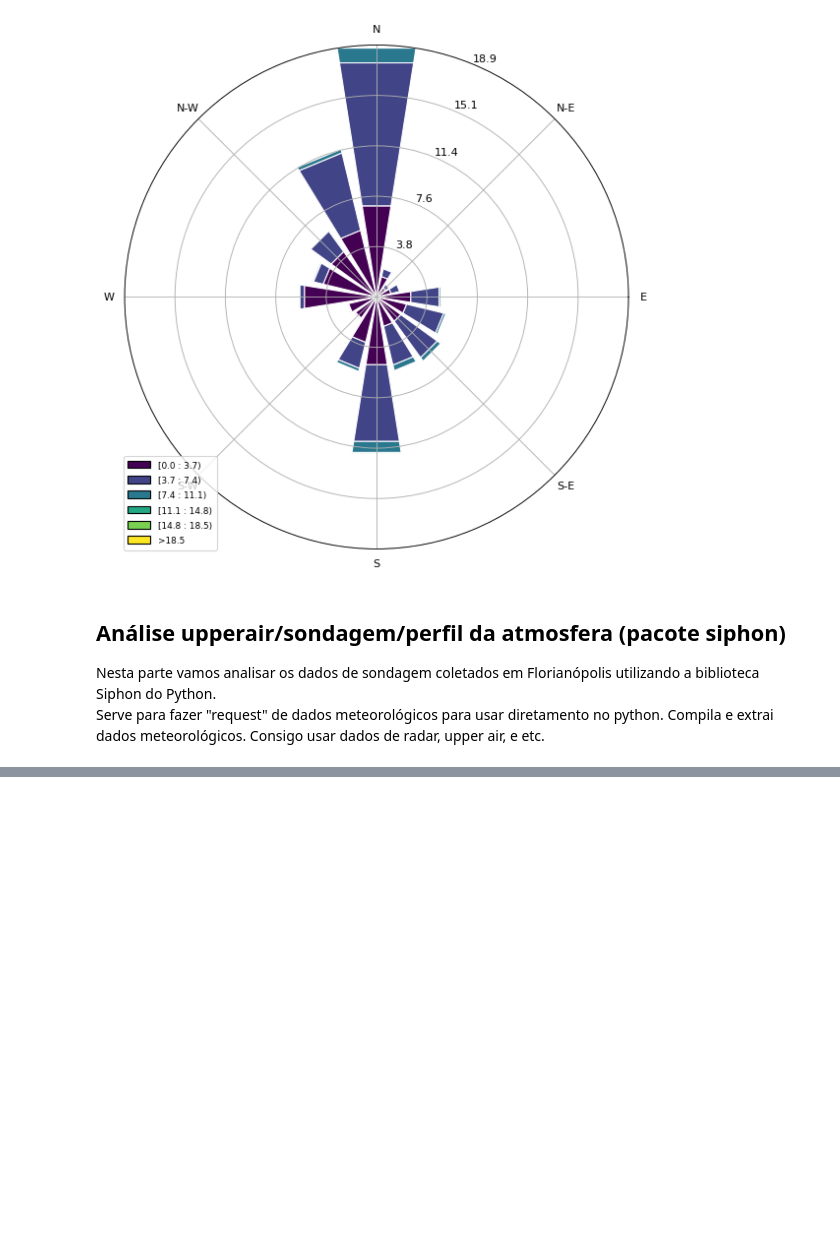
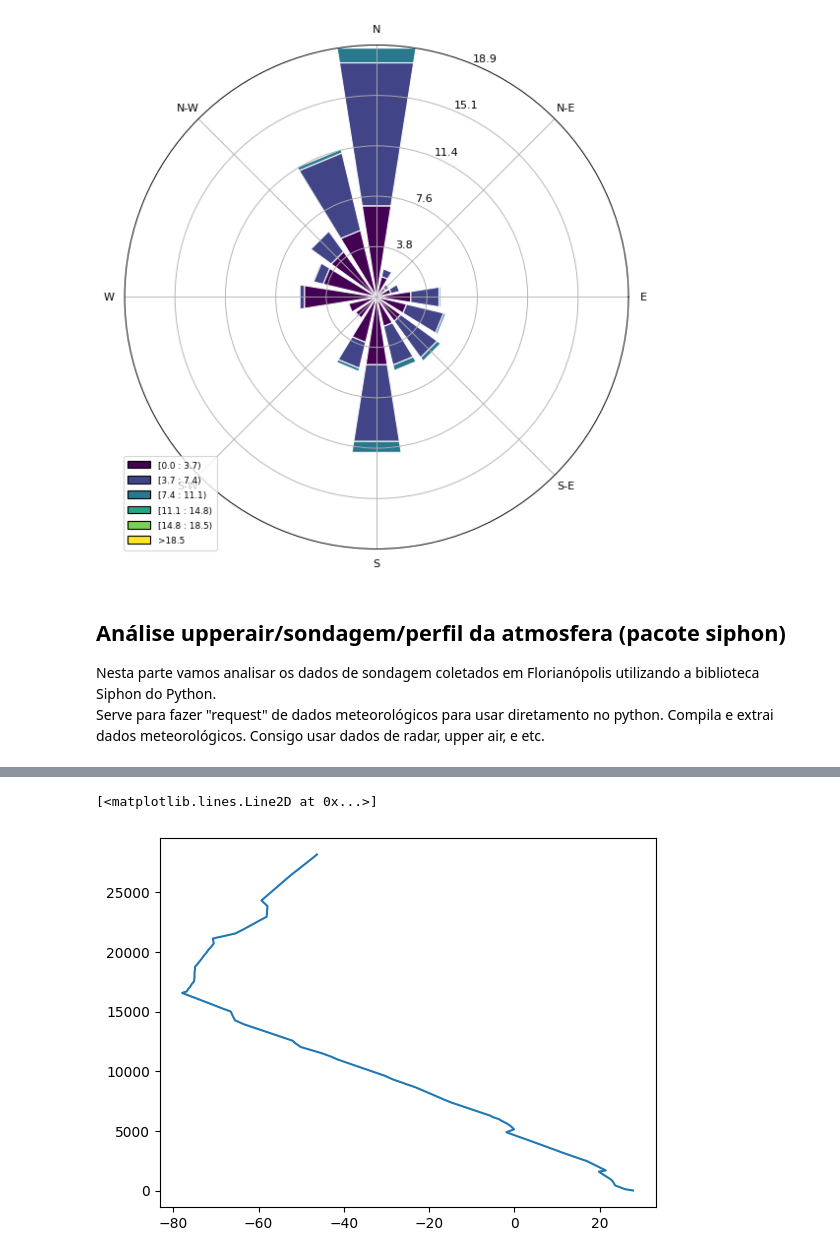
Before and after one commit to Suelensilva22/ENS5173_202401, a Jupyter notebook: Aula_Atividade_02.ipynb, the cells around one changed output, grey strips where cells are left out. Cells and saved outputs as stored; diff of their text form; code cells hidden in the pictures; blank space fills up the shorter version.

```diff
--- a/Aula_Atividade_02.ipynb
+++ b/Aula_Atividade_02.ipynb
@@ -292,0 +295,15 @@ Serve para fazer "request" de dados meteorológicos para usar diretamento no pyt
+# %%
+from datetime import datetime
+
+#from metpy.units import units
+
+from siphon.simplewebservice.wyoming import WyomingUpperAir
+
+# Data para análise
+date = datetime(2024, 1, 10, 12)
+# local da análise
+station = 'SBFL'
+
+# Extraindo os dados
+df = WyomingUpperAir.request_data(date, station)
+print(df)
@@ -292,0 +328,7 @@ Serve para fazer "request" de dados meteorológicos para usar diretamento no pyt
+# %%
+# Fazendo figura do perfil de temperatura
+fig,ax = plt.subplots()
+ax.plot(df['temperature'],df['height'])
+# %% [output]
+[<matplotlib.lines.Line2D at 0x...>]
+[figure, added]
```
Also changed, not shown: parts of 8 cells of this notebook.
